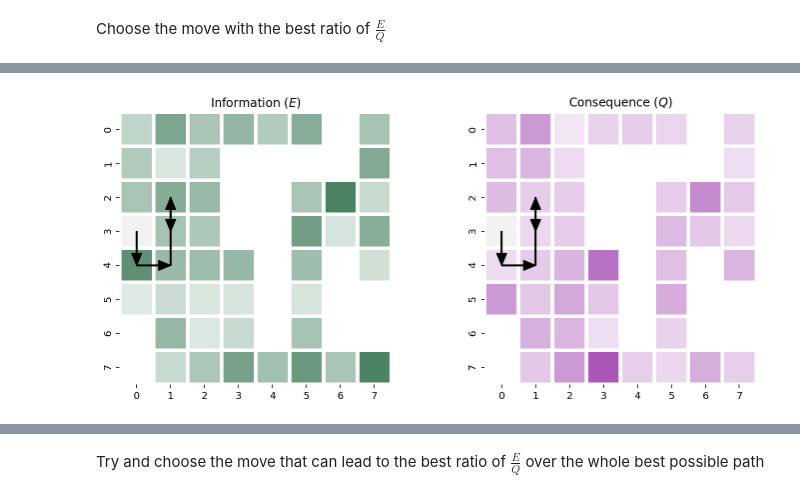
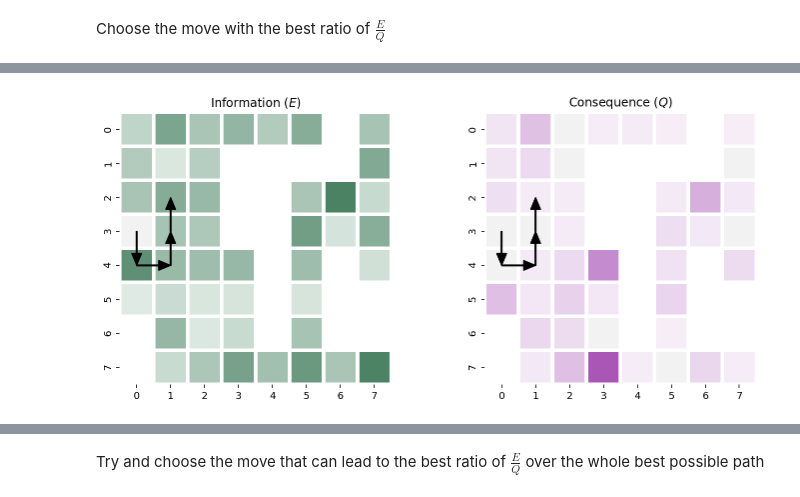
Before and after one commit to parenthetical-e/truthiness, a Jupyter notebook: player.ipynb, the cells around one changed output, grey strips where cells are left out. Cells and saved outputs as stored; diff of their text form; code cells hidden in the pictures.

```diff
--- a/player.ipynb
+++ b/player.ipynb
@@ -204,7 +242,7 @@ from truthiness.plot import plot_boards
 (moves, mazes, Es, Qs,) = run(
     8,
     Random(),
-    env_name="PlainGame1",
+    env_name="ToughGame1",
     num_episodes=1,
     num_steps=4,
     maze_seed=56,
@@ -252,7 +290,7 @@ from truthiness.plot import plot_boards
 (moves, mazes, Es, Qs,) = run(
     8,
     Curious(),
-    env_name="PlainGame1",
+    env_name="ToughGame1",
     num_episodes=1,
     num_steps=4,
     maze_seed=56,
@@ -321,7 +357,7 @@ from truthiness.plot import plot_boards
 (moves, mazes, Es, Qs,) = run(
     8,
     Sensitive(),
-    env_name="PlainGame1",
+    env_name="ToughGame1",
     num_episodes=1,
     num_steps=4,
     maze_seed=56,
@@ -390,7 +426,7 @@ from truthiness.plot import plot_boards
 (moves, mazes, Es, Qs,) = run(
     8,
     Evil(),
-    env_name="PlainGame1",
+    env_name="ToughGame1",
     num_episodes=1,
     num_steps=4,
     maze_seed=56,
@@ -454,27 +488,27 @@ class OptimalForage:
 # %%
 # hide
 from truthiness.plot import plot_maze
 from truthiness.plot import plot_boards
 
 (moves, mazes, Es, Qs,) = run(
     8,
     OptimalForage(),
-    env_name="PlainGame1",
+    env_name="ToughGame1",
     num_episodes=1,
     num_steps=4,
     maze_seed=56,
     maze_kwargs={"k": 6},
     env_seed=1,
 )
 
 selected = extract_moves(0, moves)
 E = extract_board(0, Es)
 Q = extract_board(0, Qs)
 maze = extract_board(0, mazes)
 
 plot_boards(E, Q, moves=selected, plot=True, height=5, width=12, mask=maze)
 # %% [output]
-[figure, old version]
+[figure, new version]
 [interactive output not drawn]
 # %% [markdown]
 Try and choose the move that can lead to the best ratio of $\frac{E}{Q}$ over the whole best possible path
```
Also changed, not shown: parts of 11 cells of this notebook, 7 other files.
